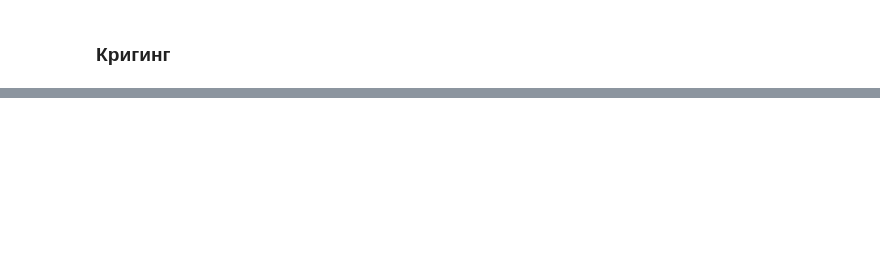
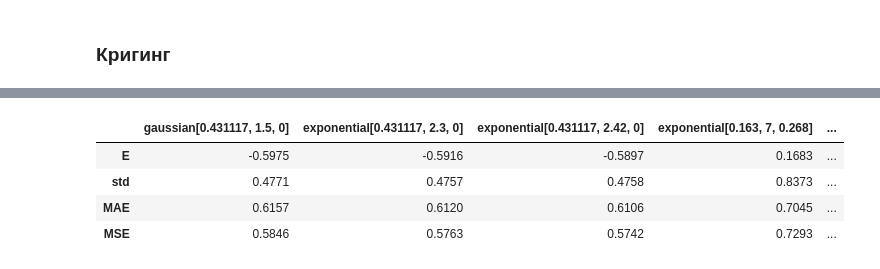
Before and after one commit to nktrn/oxygen_dissolve, a Jupyter notebook: Course work.ipynb, the cells around one changed output, grey strips where cells are left out. Saved outputs shown, nothing was run; the diff lists cells and outputs as text; code cells hidden in the pictures; blank space fills up the shorter version.

```diff
--- a/Course work.ipynb
+++ b/Course work.ipynb
@@ -490,0 +465,11 @@ MSE                     0.2916
+# %%
+errors_table_kriging_joined = errors_table_kriging[0]
+for i in range(1, len(errors_table_kriging)):
+    errors_table_kriging_joined = errors_table_kriging_joined.join(errors_table_kriging[i])
+errors_table_kriging_joined
+# %% [output]
+|  | gaussian[0.431117, 1.5, 0] | exponential[0.431117, 2.3, 0] | exponential[0.431117, 2.42, 0] | exponential[0.163, 7, 0.268] | ... |
+| E | -0.5975 | -0.5916 | -0.5897 | 0.1683 | ... |
+| std | 0.4771 | 0.4757 | 0.4758 | 0.8373 | ... |
+| MAE | 0.6157 | 0.6120 | 0.6106 | 0.7045 | ... |
+| MSE | 0.5846 | 0.5763 | 0.5742 | 0.7293 | ... |
```
Also changed, not shown: parts of 20 cells of this notebook.
